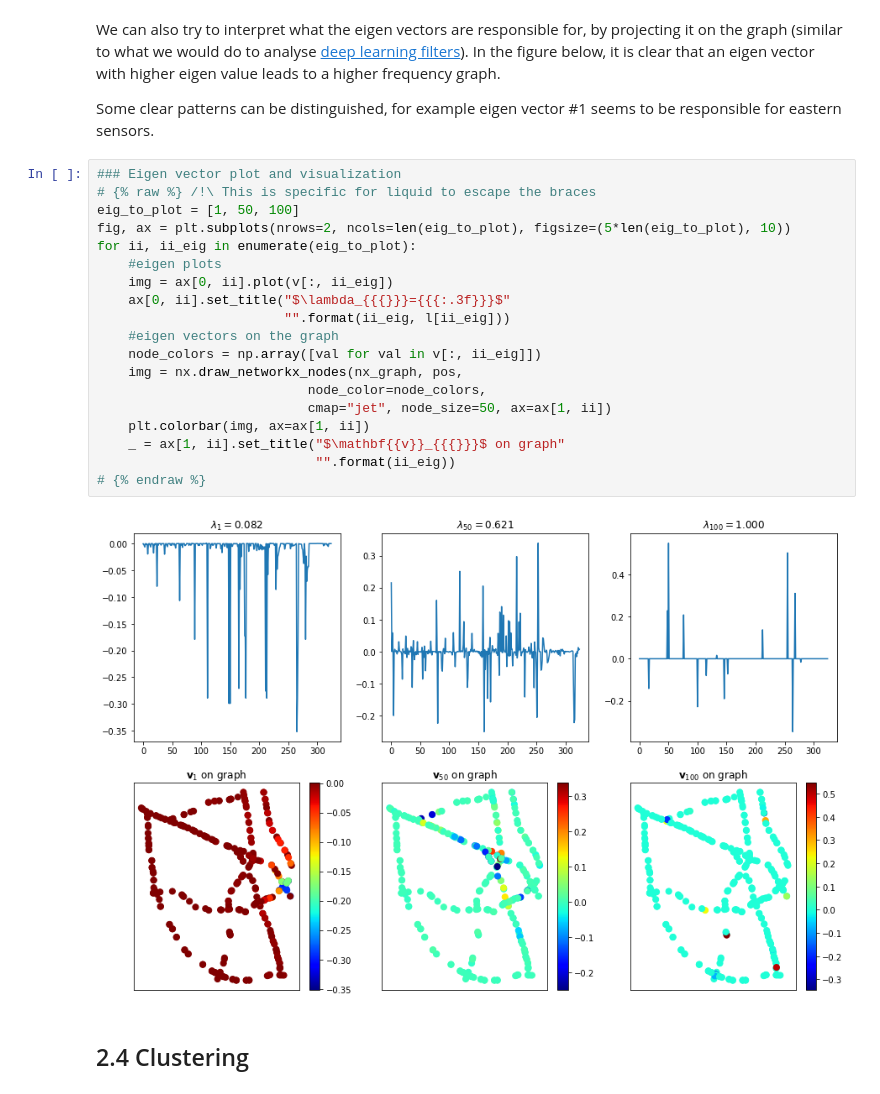
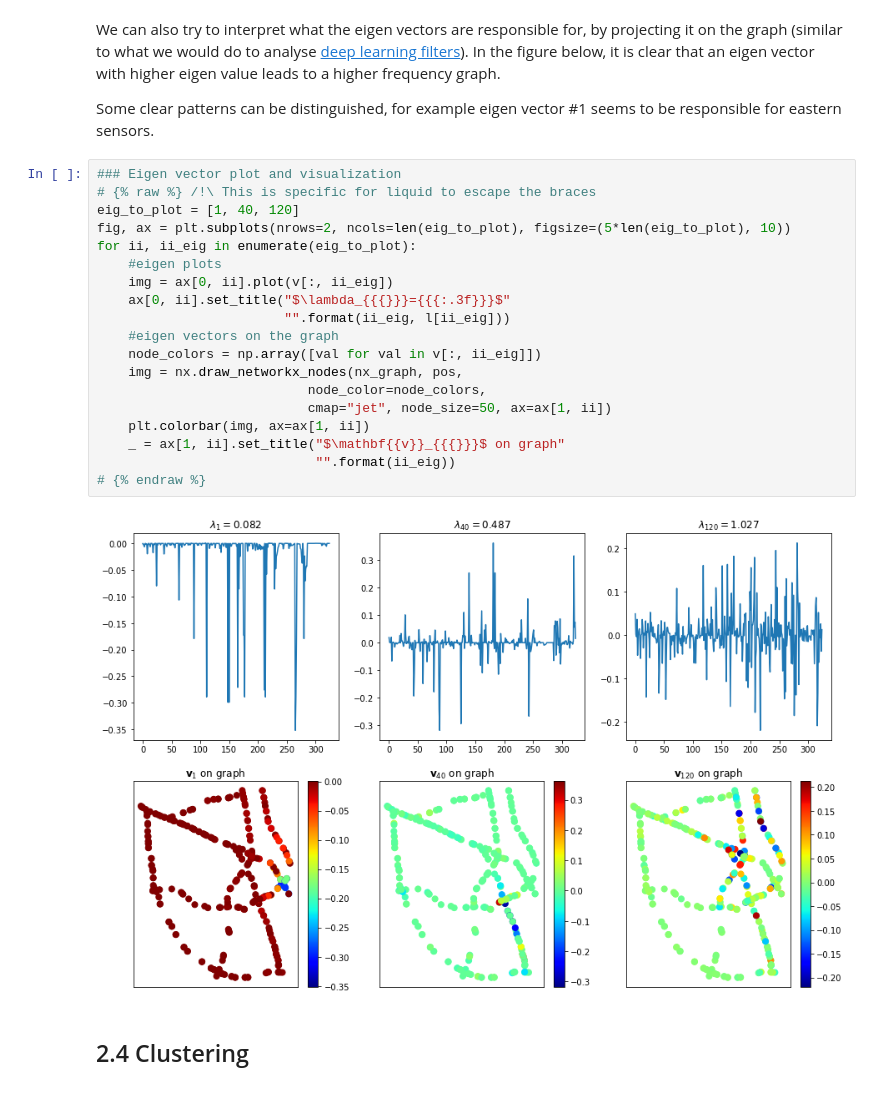
Before and after one commit to ltetrel/ltetrel.github.io, a Jupyter notebook: notebooks/ipynb/gsp.ipynb, the cells around one changed output. Saved outputs shown, nothing was run; the diff lists cells and outputs as text.

```diff
--- a/notebooks/ipynb/gsp.ipynb
+++ b/notebooks/ipynb/gsp.ipynb
@@ -463,24 +463,24 @@ Some clear patterns can be distinguished, for example eigen vector #1 seems to b
 # %%
 ### Eigen vector plot and visualization
 # {% raw %} /!\ This is specific for liquid to escape the braces
-eig_to_plot = [1, 50, 100]
+eig_to_plot = [1, 40, 120]
 fig, ax = plt.subplots(nrows=2, ncols=len(eig_to_plot), figsize=(5*len(eig_to_plot), 10))
 for ii, ii_eig in enumerate(eig_to_plot):
     #eigen plots
     img = ax[0, ii].plot(v[:, ii_eig])
     ax[0, ii].set_title("$\lambda_{{{}}}={{{:.3f}}}$"
                         "".format(ii_eig, l[ii_eig]))
     #eigen vectors on the graph
     node_colors = np.array([val for val in v[:, ii_eig]])
     img = nx.draw_networkx_nodes(nx_graph, pos,
                            node_color=node_colors,
                            cmap="jet", node_size=50, ax=ax[1, ii])
     plt.colorbar(img, ax=ax[1, ii])
     _ = ax[1, ii].set_title("$\mathbf{{v}}_{{{}}}$ on graph"
                             "".format(ii_eig))
 # {% endraw %}
 # %% [output]
-[figure, old version]
+[figure, new version]
 # %% [markdown]
 ## 2.4 Clustering
 # %% [markdown]
```
Also changed, not shown: 2 other files.
